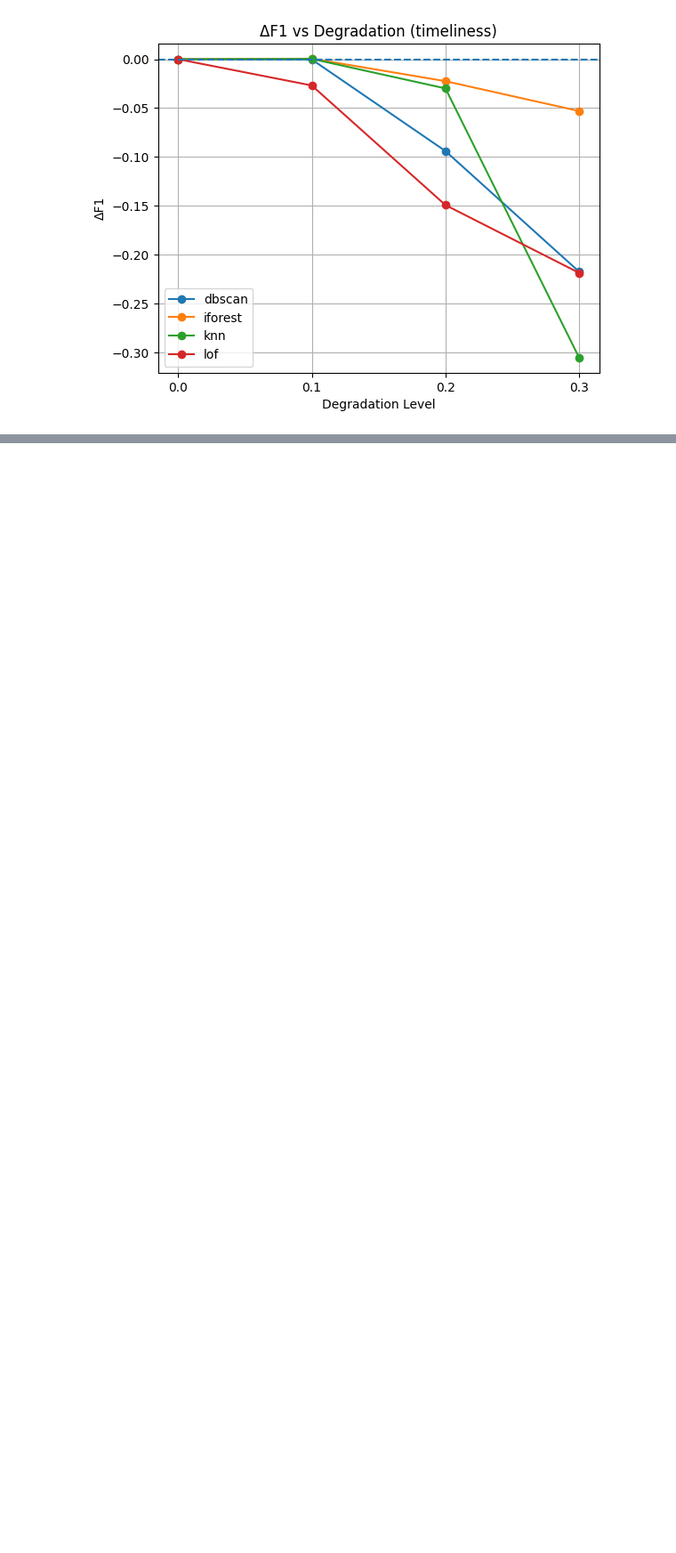
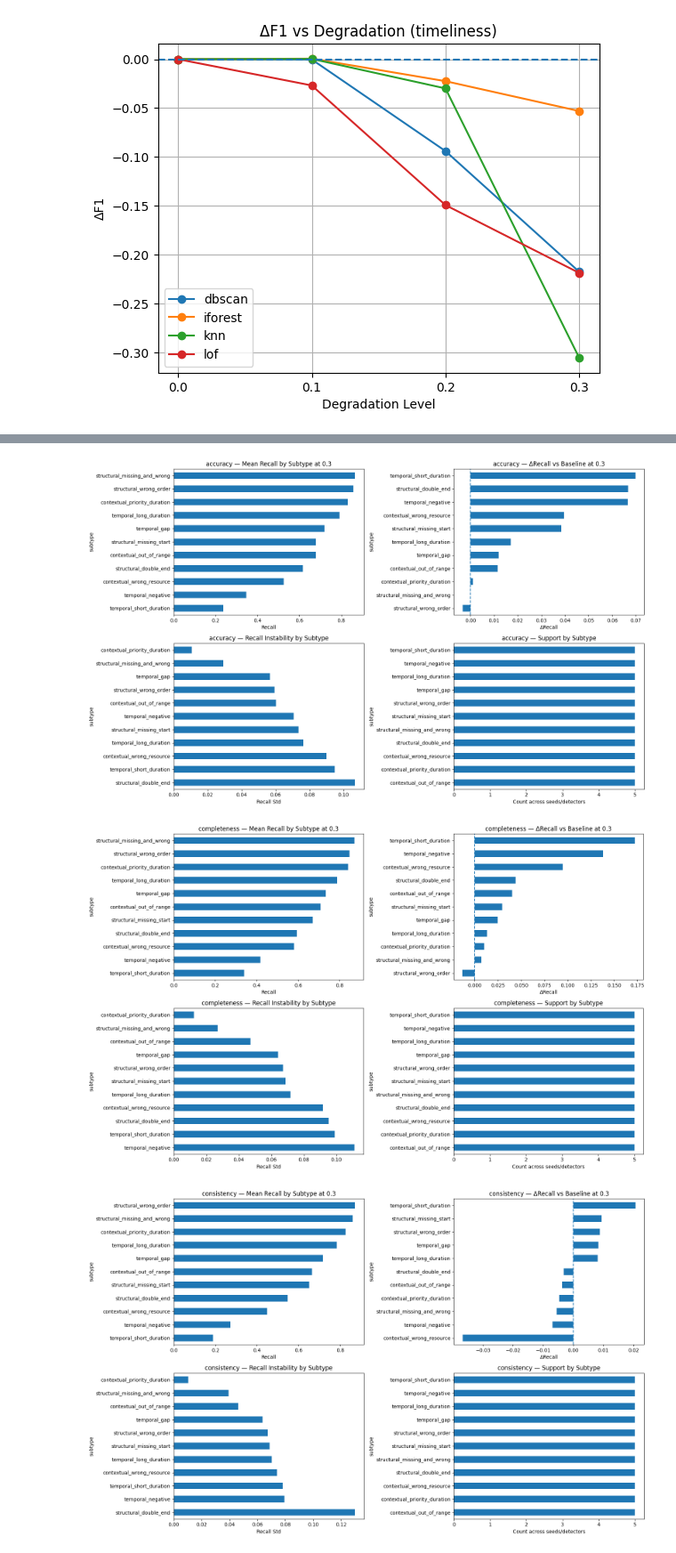
Before and after one commit to andreasdarsa/Data-Quality-Impact-on-Business-Process-Anomaly-Detection, a Jupyter notebook: experiments/analysis.ipynb, the cells around one changed output, grey strips where cells are left out. Shown at 89% size. Saved outputs shown, nothing was run; the diff lists cells and outputs as text; code cells hidden in the pictures; blank space fills up the shorter version.

```diff
--- a/experiments/analysis.ipynb
+++ b/experiments/analysis.ipynb
@@ -323,0 +427,10 @@ for subtype in subtype_df["subtype"].unique():
+# %%
+subtype_stats = subtype_df.groupby(
+    ["dimension", "level", "detector", "subtype"]
+).agg(
+    recall_mean=("recall", "mean"),
+    recall_std=("recall", "std"),
+    support=("recall", "count"),
+).reset_index()
+
+subtype_stats.head()
@@ -323,0 +472,59 @@ for subtype in subtype_df["subtype"].unique():
+# %%
+for dim in subtype_stats["dimension"].unique():
+    dim_stats = subtype_stats[subtype_stats["dimension"] == dim]
+    dim_delta = delta_subtype_stats[delta_subtype_stats["dimension"] == dim]
+
+    latest_level = dim_stats["level"].max()
+
+    latest_stats = dim_stats[dim_stats["level"] == latest_level]
+    latest_delta = dim_delta[dim_delta["level"] == latest_level]
+
+    recall_by_subtype = (
+        latest_stats.groupby("subtype")["recall_mean"]
+        .mean()
+        .sort_values()
+    )
+
+    delta_by_subtype = (
+        latest_delta.groupby("subtype")["delta_recall"]
+        .mean()
+        .sort_values()
+    )
+
+    std_by_subtype = (
+        latest_stats.groupby("subtype")["recall_std"]
+        .mean()
+        .sort_values(ascending=False)
+    )
+
+    support_by_subtype = (
+        latest_stats.groupby("subtype")["support"]
+        .mean()
+        .sort_values()
+    )
+
+    fig, axes = plt.subplots(2, 2, figsize=(16, 10))
+
+    recall_by_subtype.plot(kind="barh", ax=axes[0, 0])
+    axes[0, 0].set_title(f"{dim} — Mean Recall by Subtype at {latest_level:.1f}")
+    axes[0, 0].set_xlabel("Recall")
+
+    delta_by_subtype.plot(kind="barh", ax=axes[0, 1])
+    axes[0, 1].axvline(0, linestyle="--")
+    axes[0, 1].set_title(f"{dim} — ΔRecall vs Baseline at {latest_level:.1f}")
+    axes[0, 1].set_xlabel("ΔRecall")
+
+    std_by_subtype.plot(kind="barh", ax=axes[1, 0])
+    axes[1, 0].set_title(f"{dim} — Recall Instability by Subtype")
+    axes[1, 0].set_xlabel("Recall Std")
+
+    support_by_subtype.plot(kind="barh", ax=axes[1, 1])
+    axes[1, 1].set_title(f"{dim} — Support by Subtype")
+    axes[1, 1].set_xlabel("Count across seeds/detectors")
+
+    plt.tight_layout()
+    plt.show()
+# %% [output]
+[figure, added]
+[figure, added]
+[figure, added]
```
Also changed, not shown: parts of 27 cells of this notebook, 1 other file.
